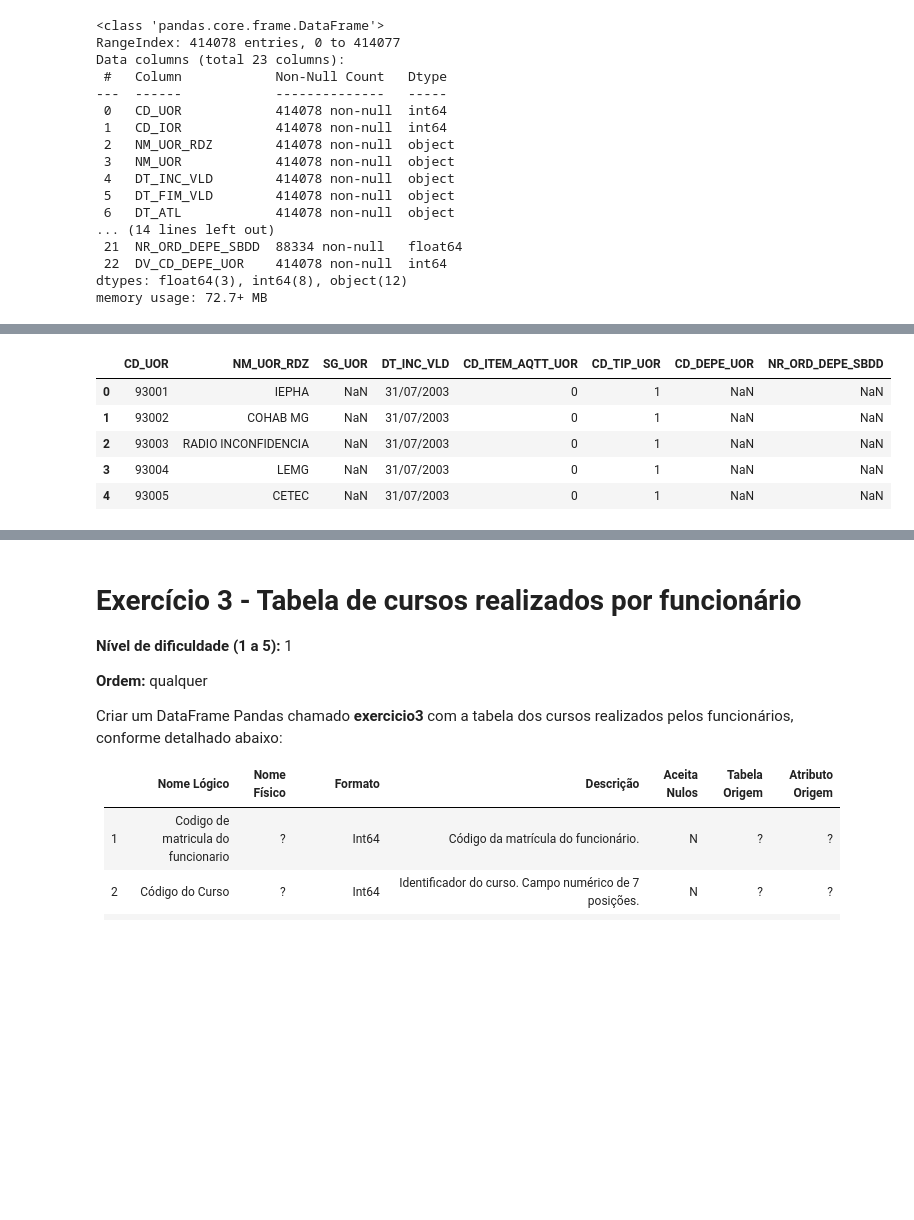
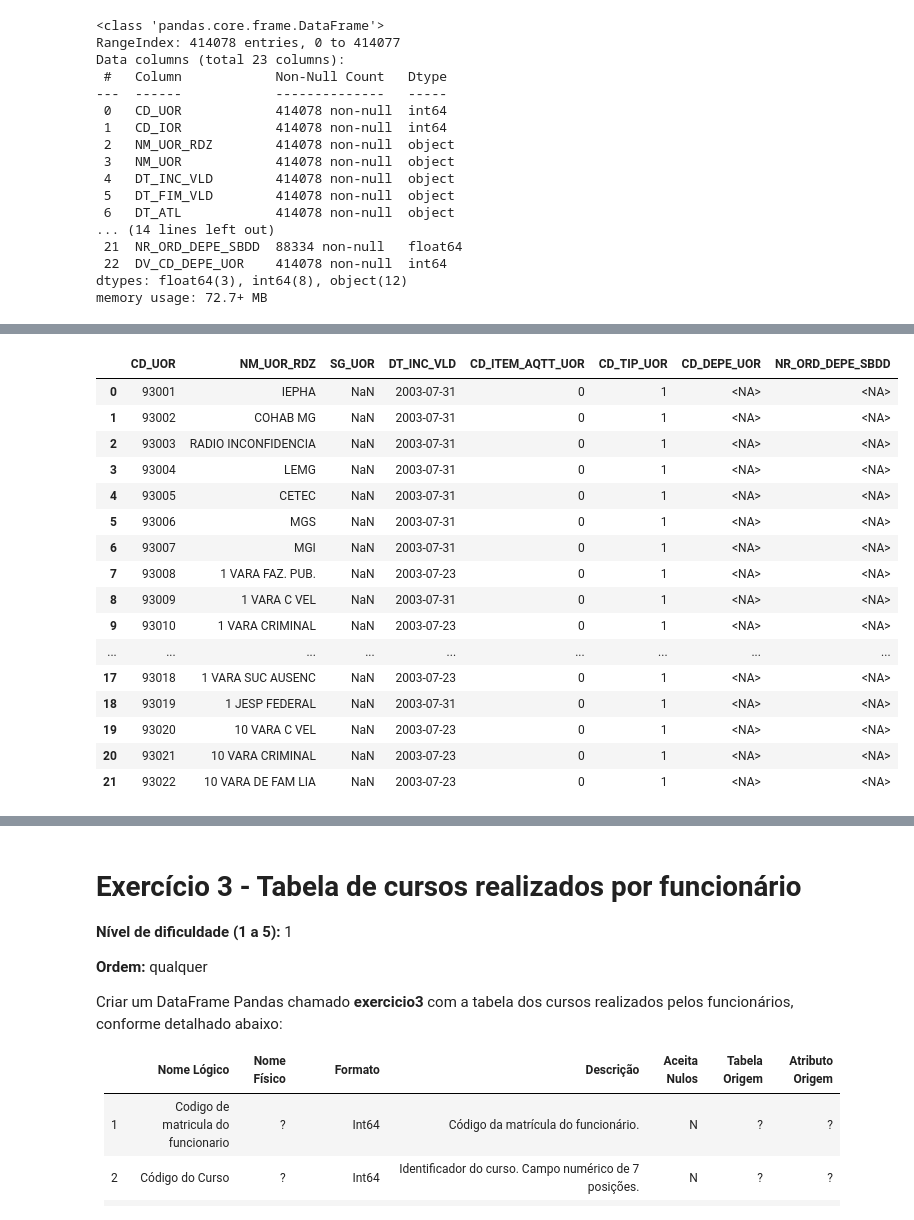
Before and after one commit to fabioobm/desafio_engenharia, a Jupyter notebook: F3157395_engenharia.ipynb, the cells around one changed output, grey strips where cells are left out. Cells and saved outputs as stored; diff of their text form; code cells hidden in the pictures; blank space fills up the shorter version.

```diff
--- a/F3157395_engenharia.ipynb
+++ b/F3157395_engenharia.ipynb
@@ -470,3 +592,27 @@ df22 = df22[colunas_selecionadas]
+# %%
+import pandas as pd
+from dateutil.parser import parse  # for handling different formats (optional)
+
+# ... (your code)
+
+# Identify invalid dates (adjust the condition if needed)
+invalid_dates = df22['DT_INC_VLD'].isin(['0001-01-01'])
+
+# Try parsing with dateutil if mixed formats are suspected (optional)
+if any(invalid_dates):
+    for idx in df22.index[invalid_dates]:
+        try:
+            df22.loc[idx, 'DT_INC_VLD'] = parse(df22.loc[idx, 'DT_INC_VLD'])
+        except:
+            pass  # Keep the original value if parsing fails
+
+# Replace remaining invalid dates (or handle them differently)
+df22.loc[invalid_dates, 'DT_INC_VLD'] = pd.NA
+
+# Convert to datetime64[ns] with the corrected format
+df22['DT_INC_VLD'] = pd.to_datetime(df22['DT_INC_VLD'], format='%d/%m/%Y')
+
+# ... (rest of your code)
 # %%
 df22.info()
 # %% [output]
@@ -488,9 +634,22 @@ memory usage: 25.3+ MB
-# %%
-df22.head()
-# %% [output]
-|  | CD_UOR | NM_UOR_RDZ | SG_UOR | DT_INC_VLD | CD_ITEM_AQTT_UOR | CD_TIP_UOR | CD_DEPE_UOR | NR_ORD_DEPE_SBDD |
-| 0 | 93001 | IEPHA | NaN | 31/07/2003 | 0 | 1 | NaN | NaN |
-| 1 | 93002 | COHAB MG | NaN | 31/07/2003 | 0 | 1 | NaN | NaN |
-| 2 | 93003 | RADIO INCONFIDENCIA | NaN | 31/07/2003 | 0 | 1 | NaN | NaN |
-| 3 | 93004 | LEMG | NaN | 31/07/2003 | 0 | 1 | NaN | NaN |
-| 4 | 93005 | CETEC | NaN | 31/07/2003 | 0 | 1 | NaN | NaN |
+# %%
+exercicio2 = df22.copy()
+# %%
+exercicio2.head(22)
+# %% [output]
+|  | CD_UOR | NM_UOR_RDZ | SG_UOR | DT_INC_VLD | CD_ITEM_AQTT_UOR | CD_TIP_UOR | CD_DEPE_UOR | NR_ORD_DEPE_SBDD |
+| 0 | 93001 | IEPHA | NaN | 2003-07-31 | 0 | 1 | <NA> | <NA> |
+| 1 | 93002 | COHAB MG | NaN | 2003-07-31 | 0 | 1 | <NA> | <NA> |
+| 2 | 93003 | RADIO INCONFIDENCIA | NaN | 2003-07-31 | 0 | 1 | <NA> | <NA> |
+| 3 | 93004 | LEMG | NaN | 2003-07-31 | 0 | 1 | <NA> | <NA> |
+| 4 | 93005 | CETEC | NaN | 2003-07-31 | 0 | 1 | <NA> | <NA> |
+| 5 | 93006 | MGS | NaN | 2003-07-31 | 0 | 1 | <NA> | <NA> |
+| 6 | 93007 | MGI | NaN | 2003-07-31 | 0 | 1 | <NA> | <NA> |
+| 7 | 93008 | 1 VARA FAZ. PUB. | NaN | 2003-07-23 | 0 | 1 | <NA> | <NA> |
+| 8 | 93009 | 1 VARA C VEL | NaN | 2003-07-31 | 0 | 1 | <NA> | <NA> |
+| 9 | 93010 | 1 VARA CRIMINAL | NaN | 2003-07-23 | 0 | 1 | <NA> | <NA> |
+| ... | ... | ... | ... | ... | ... | ... | ... | ... |
+| 17 | 93018 | 1 VARA SUC AUSENC | NaN | 2003-07-23 | 0 | 1 | <NA> | <NA> |
+| 18 | 93019 | 1 JESP FEDERAL | NaN | 2003-07-31 | 0 | 1 | <NA> | <NA> |
+| 19 | 93020 | 10 VARA C VEL | NaN | 2003-07-23 | 0 | 1 | <NA> | <NA> |
+| 20 | 93021 | 10 VARA CRIMINAL | NaN | 2003-07-23 | 0 | 1 | <NA> | <NA> |
+| 21 | 93022 | 10 VARA DE FAM LIA | NaN | 2003-07-23 | 0 | 1 | <NA> | <NA> |
```
Also changed, not shown: parts of 13 cells of this notebook.
